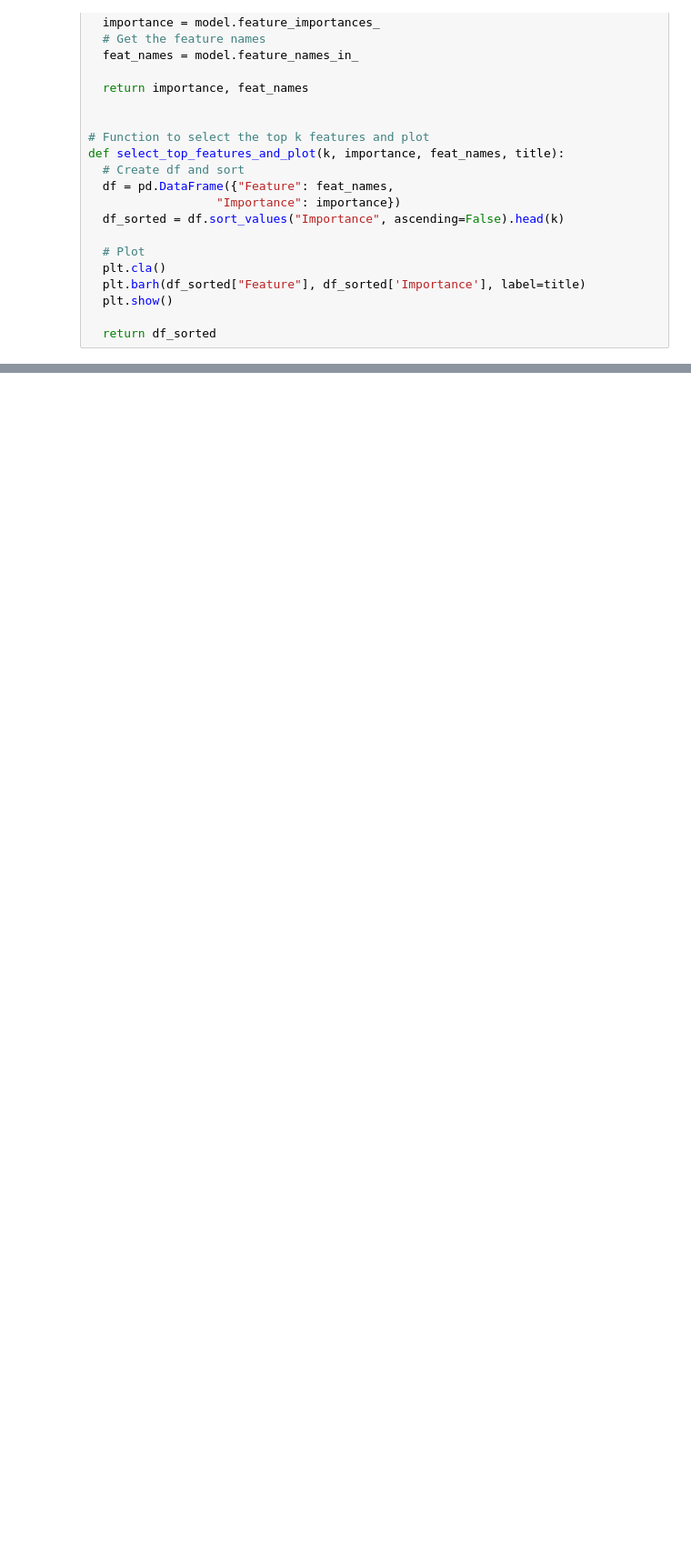
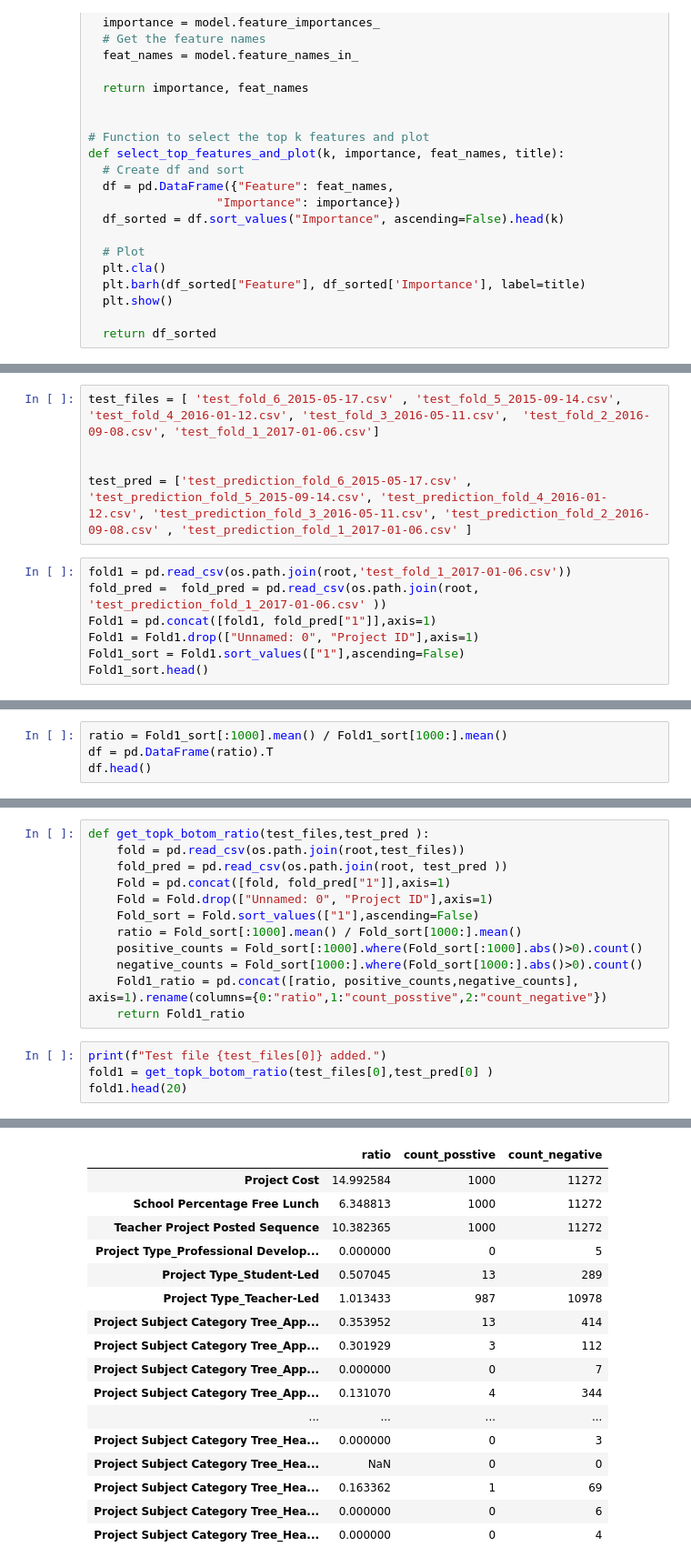
Before and after one commit to cepdnaclk/e17-4yp-using-machine-learning-in-high-stake-settings, a Jupyter notebook: Sanity_checks.ipynb, the cells around one changed output, grey strips where cells are left out. Shown: that part at 91% size. Saved outputs shown, nothing was run; the diff lists cells and outputs as text; blank space fills up the shorter version.

Commit message:
feat: sanity check and topk bottom k

```diff
--- a/Sanity_checks.ipynb
+++ b/Sanity_checks.ipynb
@@ -84,0 +108,12 @@ Mean ratio
+# %%
+test_files = [ 'test_fold_6_2015-05-17.csv' , 'test_fold_5_2015-09-14.csv', 'test_fold_4_2016-01-12.csv', 'test_fold_3_2016-05-11.csv',  'test_fold_2_2016-09-08.csv', 'test_fold_1_2017-01-06.csv']
+
+
+test_pred = ['test_prediction_fold_6_2015-05-17.csv' , 'test_prediction_fold_5_2015-09-14.csv', 'test_prediction_fold_4_2016-01-12.csv', 'test_prediction_fold_3_2016-05-11.csv', 'test_prediction_fold_2_2016-09-08.csv' , 'test_prediction_fold_1_2017-01-06.csv' ]
+# %%
+fold1 = pd.read_csv(os.path.join(root,'test_fold_1_2017-01-06.csv'))
+fold_pred =  fold_pred = pd.read_csv(os.path.join(root, 'test_prediction_fold_1_2017-01-06.csv' ))
+Fold1 = pd.concat([fold1, fold_pred["1"]],axis=1)
+Fold1 = Fold1.drop(["Unnamed: 0", "Project ID"],axis=1)
+Fold1_sort = Fold1.sort_values(["1"],ascending=False)
+Fold1_sort.head()
@@ -84,0 +147,4 @@ Mean ratio
+# %%
+ratio = Fold1_sort[:1000].mean() / Fold1_sort[1000:].mean()
+df = pd.DataFrame(ratio).T
+df.head()
@@ -84,0 +175,17 @@ Mean ratio
+# %%
+def get_topk_botom_ratio(test_files,test_pred ):
+    fold = pd.read_csv(os.path.join(root,test_files))
+    fold_pred = pd.read_csv(os.path.join(root, test_pred ))
+    Fold = pd.concat([fold, fold_pred["1"]],axis=1)
+    Fold = Fold.drop(["Unnamed: 0", "Project ID"],axis=1)
+    Fold_sort = Fold.sort_values(["1"],ascending=False)
+    ratio = Fold_sort[:1000].mean() / Fold_sort[1000:].mean()
+    positive_counts = Fold_sort[:1000].where(Fold_sort[:1000].abs()>0).count()
+    negative_counts = Fold_sort[1000:].where(Fold_sort[1000:].abs()>0).count()
+    Fold1_ratio = pd.concat([ratio, positive_counts,negative_counts], axis=1).rename(columns={0:"ratio",1:"count_posstive",2:"count_negative"})
+    return Fold1_ratio
+# %%
+print(f"Test file {test_files[0]} added.")
+fold1 = get_topk_botom_ratio(test_files[0],test_pred[0] )
+fold1.head(20)
+# %% [output]
@@ -84,0 +193,17 @@ Mean ratio
+|  | ratio | count_posstive | count_negative |
+| Project Cost | 14.992584 | 1000 | 11272 |
+| School Percentage Free Lunch | 6.348813 | 1000 | 11272 |
+| Teacher Project Posted Sequence | 10.382365 | 1000 | 11272 |
+| Project Type_Professional Develop... | 0.000000 | 0 | 5 |
+| Project Type_Student-Led | 0.507045 | 13 | 289 |
+| Project Type_Teacher-Led | 1.013433 | 987 | 10978 |
+| Project Subject Category Tree_App... | 0.353952 | 13 | 414 |
+| Project Subject Category Tree_App... | 0.301929 | 3 | 112 |
+| Project Subject Category Tree_App... | 0.000000 | 0 | 7 |
+| Project Subject Category Tree_App... | 0.131070 | 4 | 344 |
+| ... | ... | ... | ... |
+| Project Subject Category Tree_Hea... | 0.000000 | 0 | 3 |
+| Project Subject Category Tree_Hea... | NaN | 0 | 0 |
+| Project Subject Category Tree_Hea... | 0.163362 | 1 | 69 |
+| Project Subject Category Tree_Hea... | 0.000000 | 0 | 6 |
+| Project Subject Category Tree_Hea... | 0.000000 | 0 | 4 |
```
Also changed, not shown: parts of 33 cells of this notebook, 3 other files.
